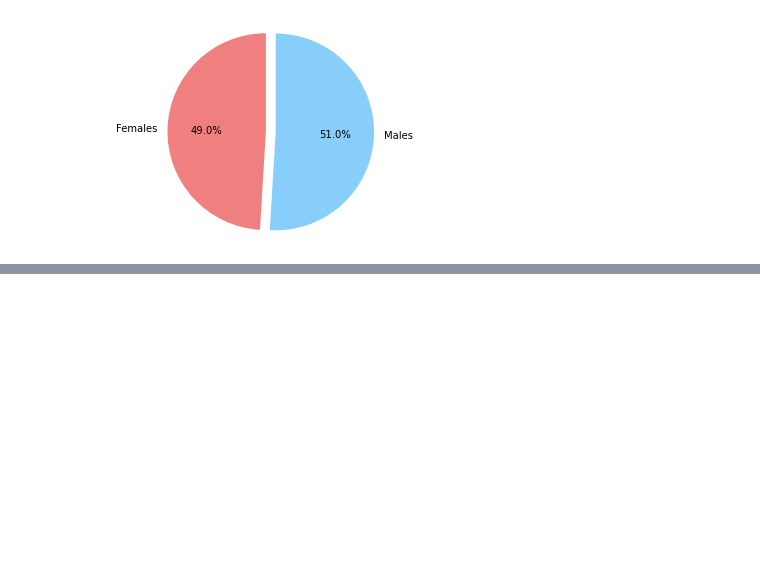
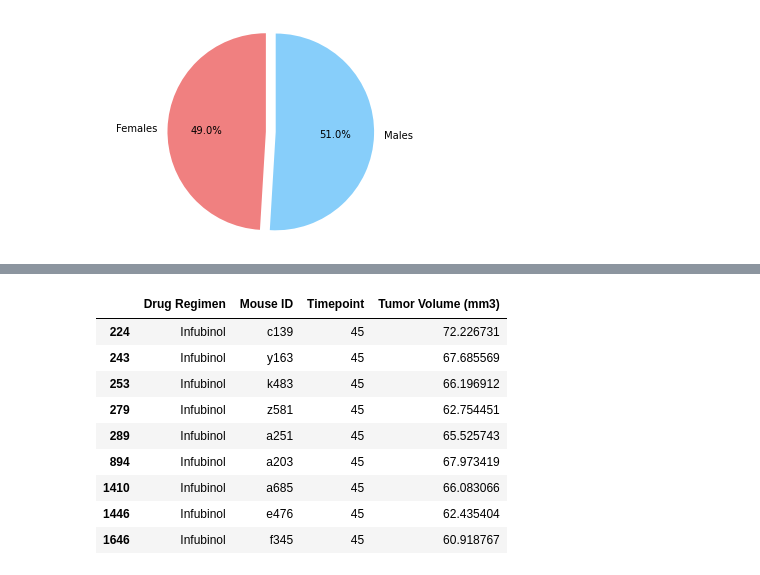
Before and after one commit to sharonpete/matplotlib-challenge, a Jupyter notebook: Pymaceuticals/pymaceuticals.ipynb, the cells around one changed output, grey strips where cells are left out. Saved outputs shown, nothing was run; the diff lists cells and outputs as text; code cells hidden in the pictures; blank space fills up the shorter version.

```diff
--- a/Pymaceuticals/pymaceuticals.ipynb
+++ b/Pymaceuticals/pymaceuticals.ipynb
@@ -211,0 +248,16 @@ plt.show()
+# %%
+final_tumor_inf = final_tumor_df.loc[final_tumor_df['Drug Regimen'] == 'Infubinol']
+final_tumor_inf = final_tumor_inf.loc[final_tumor_inf['Timepoint'] == final_tumor_inf['Timepoint'].max()]
+
+final_tumor_inf
+# %% [output]
+|  | Drug Regimen | Mouse ID | Timepoint | Tumor Volume (mm3) |
+| 224 | Infubinol | c139 | 45 | 72.226731 |
+| 243 | Infubinol | y163 | 45 | 67.685569 |
+| 253 | Infubinol | k483 | 45 | 66.196912 |
+| 279 | Infubinol | z581 | 45 | 62.754451 |
+| 289 | Infubinol | a251 | 45 | 65.525743 |
+| 894 | Infubinol | a203 | 45 | 67.973419 |
+| 1410 | Infubinol | a685 | 45 | 66.083066 |
+| 1446 | Infubinol | e476 | 45 | 62.435404 |
+| 1646 | Infubinol | f345 | 45 | 60.918767 |
```
Also changed, not shown: parts of 19 cells of this notebook.
